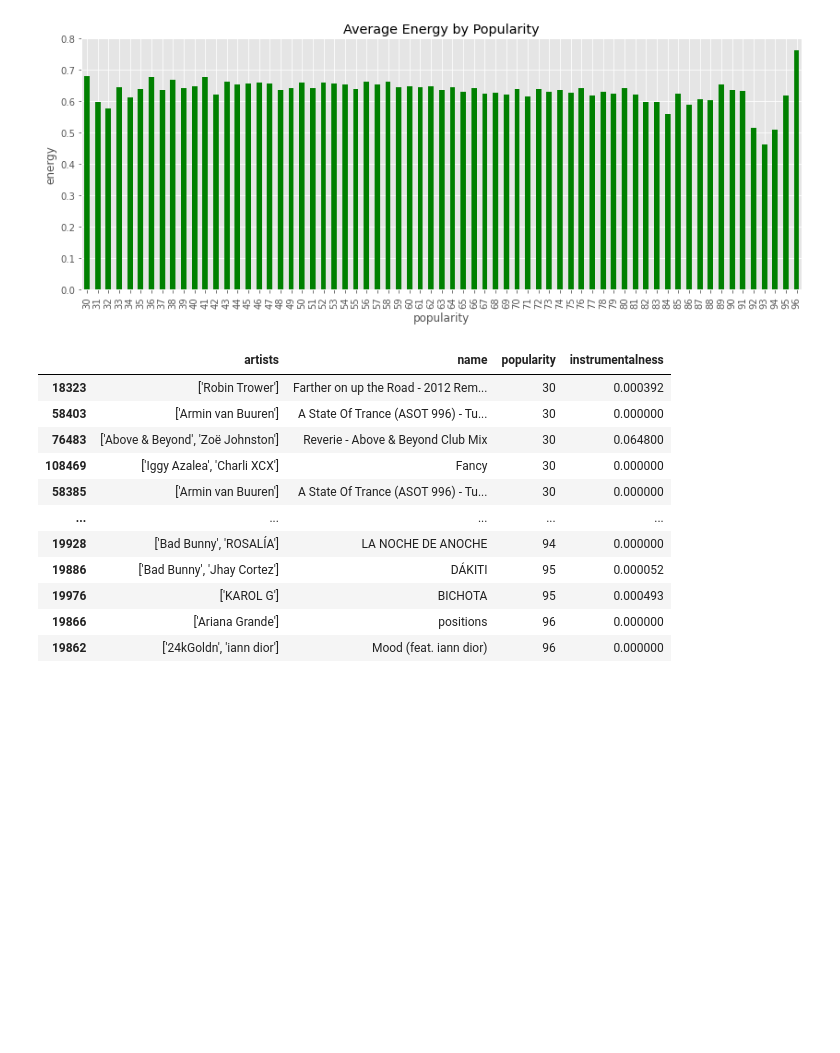
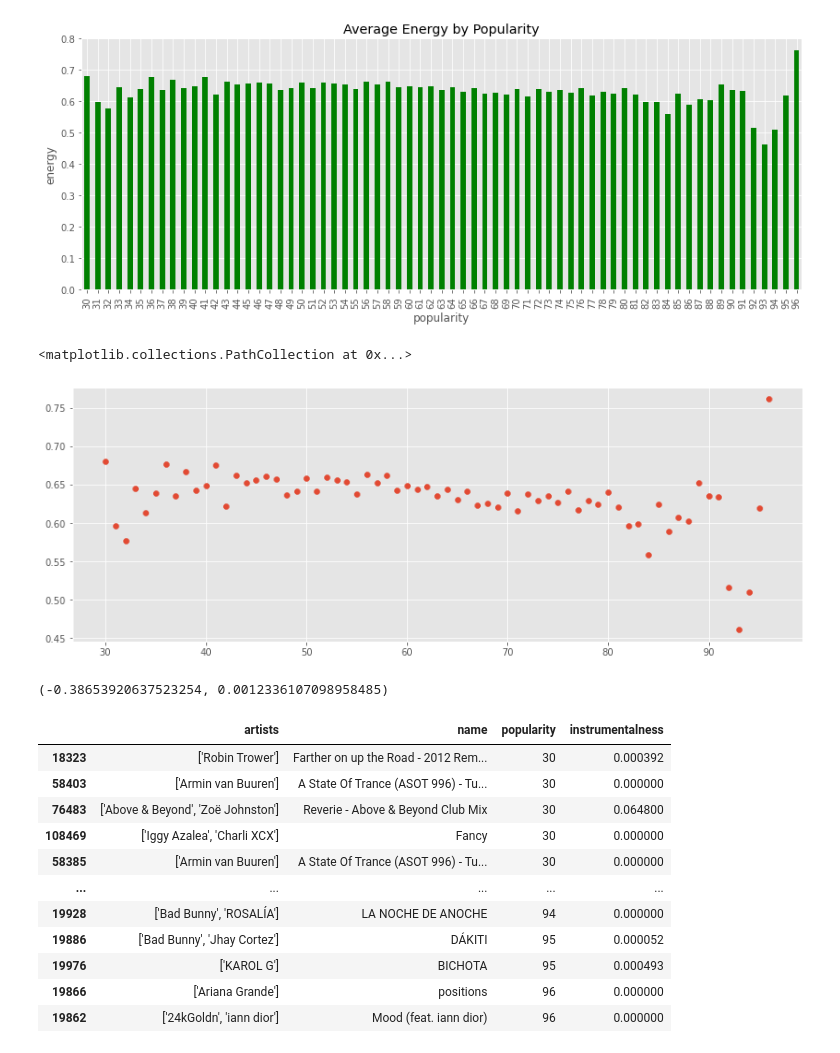
Before and after one commit to ATLas278/SpotifyDanceabillity, a Jupyter notebook: spotify_1.ipynb, the cells around one changed output. Saved outputs shown, nothing was run; the diff lists cells and outputs as text; code cells hidden in the pictures; blank space fills up the shorter version.

Commit message:
More descriptive statistics and hypothesis testing. MVP is complete

```diff
--- a/spotify_1.ipynb
+++ b/spotify_1.ipynb
@@ -160,6 +173,18 @@ avg_energy.plot(kind='bar',
                 figsize=(14,5));
 # %% [output]
 [figure]
+# %%
+fig, ax = plt.subplots(figsize=(14,5))
+
+ax.scatter(avg_energy.index,avg_energy.energy)
+# %% [output]
+<matplotlib.collections.PathCollection at 0x...>
+[figure, added]
+# %%
+r,p = stats.pearsonr(avg_energy.index,avg_energy.energy)
+r,p # yes, based on p-value being less than my significance level, i'm going to reject my null hypothesis alpha = 0.05
+# %% [output]
+(-0.38653920637523254, 0.0012336107098958485)
 # %%
 pop_inst = popularity_asc[['artists','name','popularity','instrumentalness']]
 pop_inst
```
Also changed, not shown: parts of 15 cells of this notebook.
